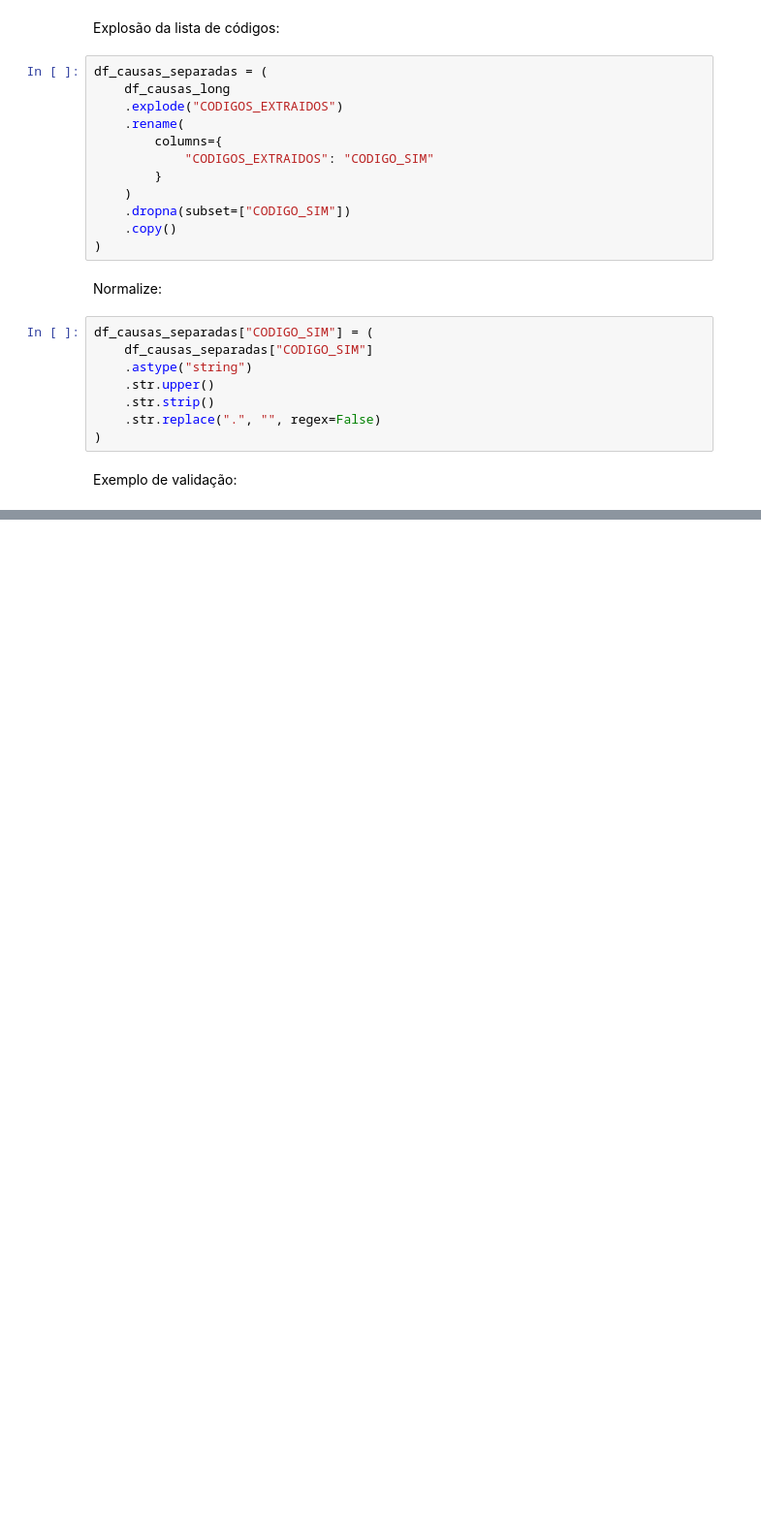
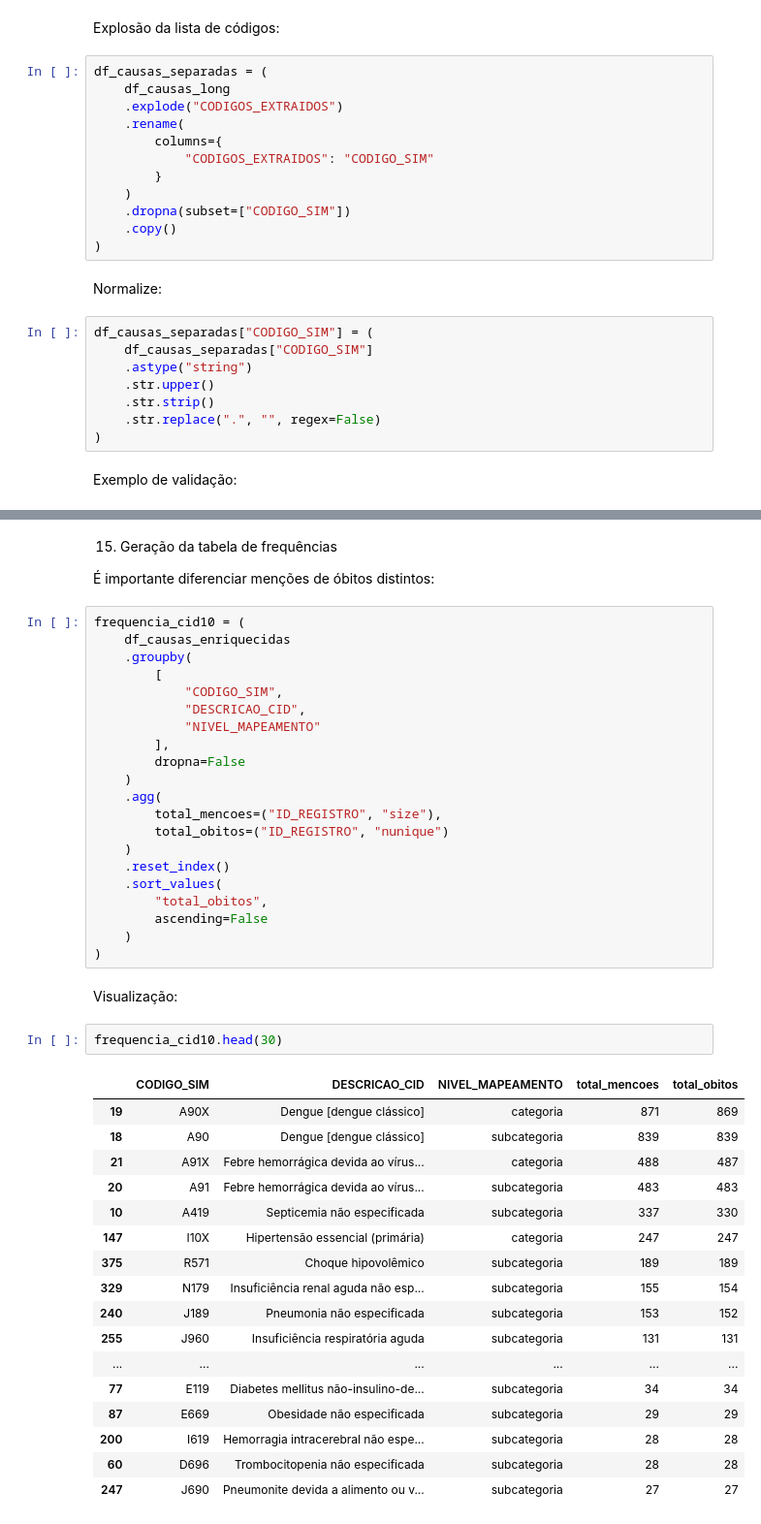
Before and after one commit to renatobdo/doutorado, a Jupyter notebook: 02_normalizacao_cid_sim.ipynb, the cells around one changed output, grey strips where cells are left out. Shown at 97% size. Drawn from its saved outputs; the diff is of its cells as text; blank space fills up the shorter version.

```diff
--- a/02_normalizacao_cid_sim.ipynb
+++ b/02_normalizacao_cid_sim.ipynb
@@ -321,0 +783,47 @@ df_causas_separadas[
+# %% [markdown]
+15. Geração da tabela de frequências
+
+É importante diferenciar menções de óbitos distintos:
+# %%
+frequencia_cid10 = (
+    df_causas_enriquecidas
+    .groupby(
+        [
+            "CODIGO_SIM",
+            "DESCRICAO_CID",
+            "NIVEL_MAPEAMENTO"
+        ],
+        dropna=False
+    )
+    .agg(
+        total_mencoes=("ID_REGISTRO", "size"),
+        total_obitos=("ID_REGISTRO", "nunique")
+    )
+    .reset_index()
+    .sort_values(
+        "total_obitos",
+        ascending=False
+    )
+)
+# %% [markdown]
+Visualização:
+# %%
+frequencia_cid10.head(30)
+# %% [output]
+|  | CODIGO_SIM | DESCRICAO_CID | NIVEL_MAPEAMENTO | total_mencoes | total_obitos |
+| 19 | A90X | Dengue [dengue clássico] | categoria | 871 | 869 |
+| 18 | A90 | Dengue [dengue clássico] | subcategoria | 839 | 839 |
+| 21 | A91X | Febre hemorrágica devida ao vírus... | categoria | 488 | 487 |
+| 20 | A91 | Febre hemorrágica devida ao vírus... | subcategoria | 483 | 483 |
+| 10 | A419 | Septicemia não especificada | subcategoria | 337 | 330 |
+| 147 | I10X | Hipertensão essencial (primária) | categoria | 247 | 247 |
+| 375 | R571 | Choque hipovolêmico | subcategoria | 189 | 189 |
+| 329 | N179 | Insuficiência renal aguda não esp... | subcategoria | 155 | 154 |
+| 240 | J189 | Pneumonia não especificada | subcategoria | 153 | 152 |
+| 255 | J960 | Insuficiência respiratória aguda | subcategoria | 131 | 131 |
+| ... | ... | ... | ... | ... | ... |
+| 77 | E119 | Diabetes mellitus não-insulino-de... | subcategoria | 34 | 34 |
+| 87 | E669 | Obesidade não especificada | subcategoria | 29 | 29 |
+| 200 | I619 | Hemorragia intracerebral não espe... | subcategoria | 28 | 28 |
+| 60 | D696 | Trombocitopenia não especificada | subcategoria | 28 | 28 |
+| 247 | J690 | Pneumonite devida a alimento ou v... | subcategoria | 27 | 27 |
```
Also changed, not shown: parts of 58 cells of this notebook.
